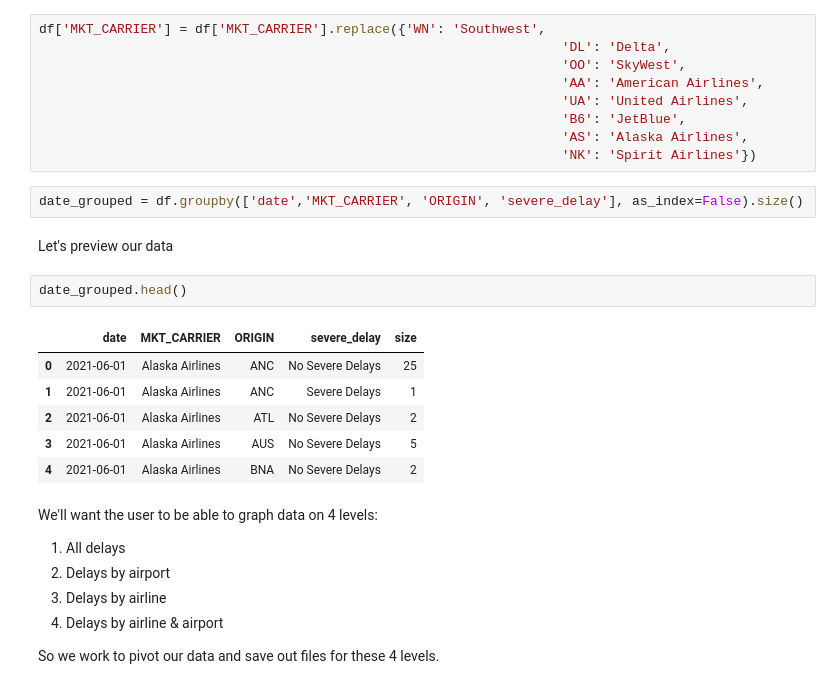
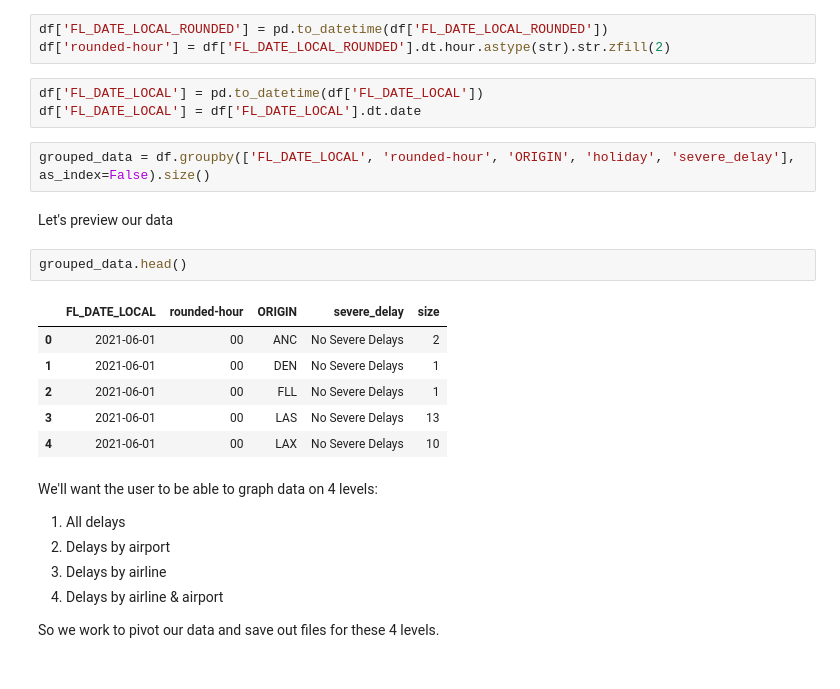
Before and after one commit to robertharrow/detecting-severe-flight-delays, a Jupyter notebook: 3. Web App.ipynb, the cells around one changed output. Saved outputs shown, nothing was run; the diff lists cells and outputs as text.

```diff
--- a/3. Web App.ipynb
+++ b/3. Web App.ipynb
@@ -395,28 +166,25 @@ df['severe_delay'] = df['ARR_DELAY_NEW'] > 60
 df['severe_delay'] = df['severe_delay'].map({True: 'Severe Delays', False: 'No Severe Delays'})
 # %% [markdown]
 Next, we want to rename those airlines to something more user-friendly.
-# %%
-df['MKT_CARRIER'] = df['MKT_CARRIER'].replace({'WN': 'Southwest',
-                                                                   'DL': 'Delta',
-                                                                   'OO': 'SkyWest',
-                                                                   'AA': 'American Airlines',
-                                                                   'UA': 'United Airlines',
-                                                                   'B6': 'JetBlue',
-                                                                   'AS': 'Alaska Airlines',
-                                                                   'NK': 'Spirit Airlines'})
+# %%
+df['FL_DATE_LOCAL_ROUNDED'] = pd.to_datetime(df['FL_DATE_LOCAL_ROUNDED'])
+df['rounded-hour'] = df['FL_DATE_LOCAL_ROUNDED'].dt.hour.astype(str).str.zfill(2)
+# %%
+df['FL_DATE_LOCAL'] = pd.to_datetime(df['FL_DATE_LOCAL'])
+df['FL_DATE_LOCAL'] = df['FL_DATE_LOCAL'].dt.date
 # %%
-date_grouped = df.groupby(['date','MKT_CARRIER', 'ORIGIN', 'severe_delay'], as_index=False).size()
+grouped_data = df.groupby(['FL_DATE_LOCAL', 'rounded-hour', 'ORIGIN', 'holiday', 'severe_delay'], as_index=False).size()
 # %% [markdown]
 Let's preview our data
 # %%
-date_grouped.head()
+grouped_data.head()
 # %% [output]
-|  | date | MKT_CARRIER | ORIGIN | severe_delay | size |
-| 0 | 2021-06-01 | Alaska Airlines | ANC | No Severe Delays | 25 |
-| 1 | 2021-06-01 | Alaska Airlines | ANC | Severe Delays | 1 |
-| 2 | 2021-06-01 | Alaska Airlines | ATL | No Severe Delays | 2 |
-| 3 | 2021-06-01 | Alaska Airlines | AUS | No Severe Delays | 5 |
-| 4 | 2021-06-01 | Alaska Airlines | BNA | No Severe Delays | 2 |
+|  | FL_DATE_LOCAL | rounded-hour | ORIGIN | severe_delay | size |
+| 0 | 2021-06-01 | 00 | ANC | No Severe Delays | 2 |
+| 1 | 2021-06-01 | 00 | DEN | No Severe Delays | 1 |
+| 2 | 2021-06-01 | 00 | FLL | No Severe Delays | 1 |
+| 3 | 2021-06-01 | 00 | LAS | No Severe Delays | 13 |
+| 4 | 2021-06-01 | 00 | LAX | No Severe Delays | 10 |
 # %% [markdown]
 We'll want the user to be able to graph data on 4 levels:
 1. All delays
```
Also changed, not shown: parts of 31 cells of this notebook, 2 other files.
